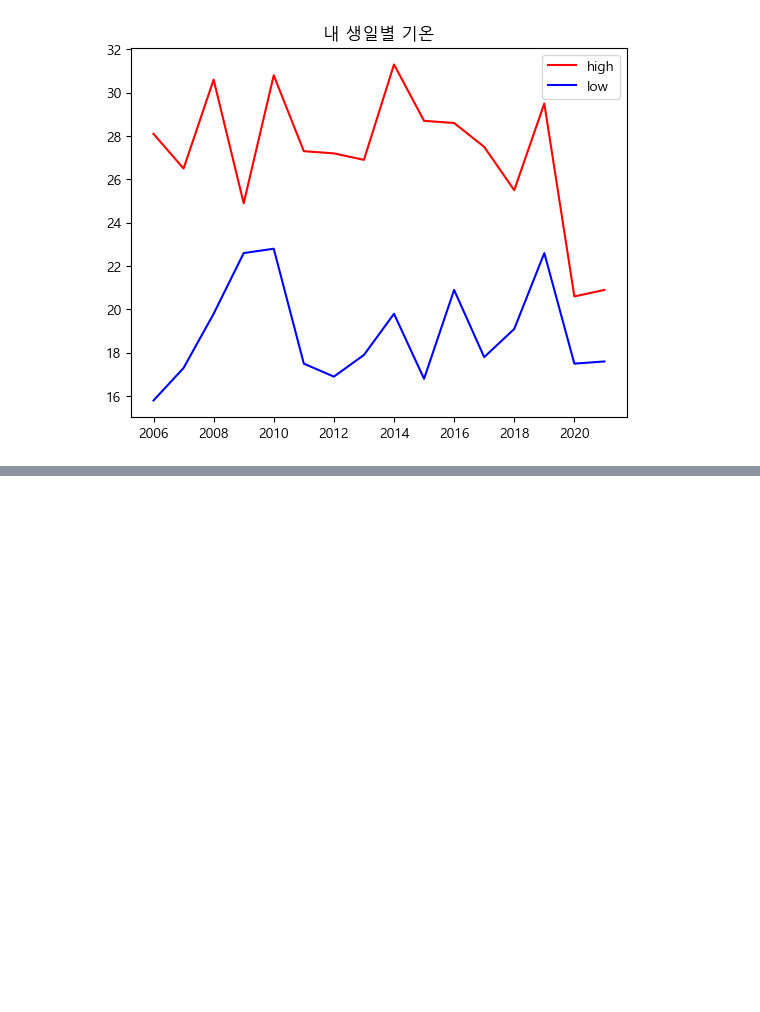
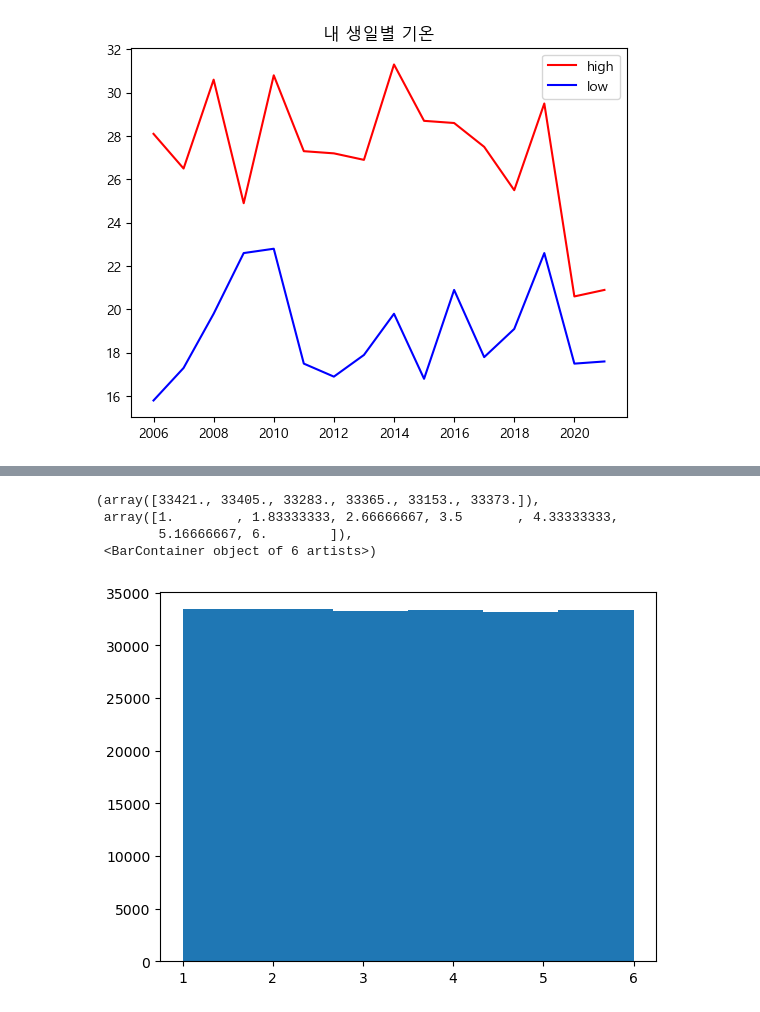
Before and after one commit to kimdonghyug/data_analysis, a Jupyter notebook: 데이터_분석_csv.ipynb, the cells around one changed output, grey strips where cells are left out. Saved outputs shown, nothing was run; the diff lists cells and outputs as text; code cells hidden in the pictures; blank space fills up the shorter version.

```diff
--- a/데이터_분석_csv.ipynb
+++ b/데이터_분석_csv.ipynb
@@ -135,0 +143,12 @@ plt.show()
+# %%
+import random
+list = []
+for i in range(200000):
+    list.append(random.randint(1,6))
+plt.hist(list,bins = 6)
+# %% [output]
+(array([33421., 33405., 33283., 33365., 33153., 33373.]),
+ array([1.        , 1.83333333, 2.66666667, 3.5       , 4.33333333,
+        5.16666667, 6.        ]),
+ <BarContainer object of 6 artists>)
+[figure, added]
```
Also changed, not shown: parts of 74 cells of this notebook.
